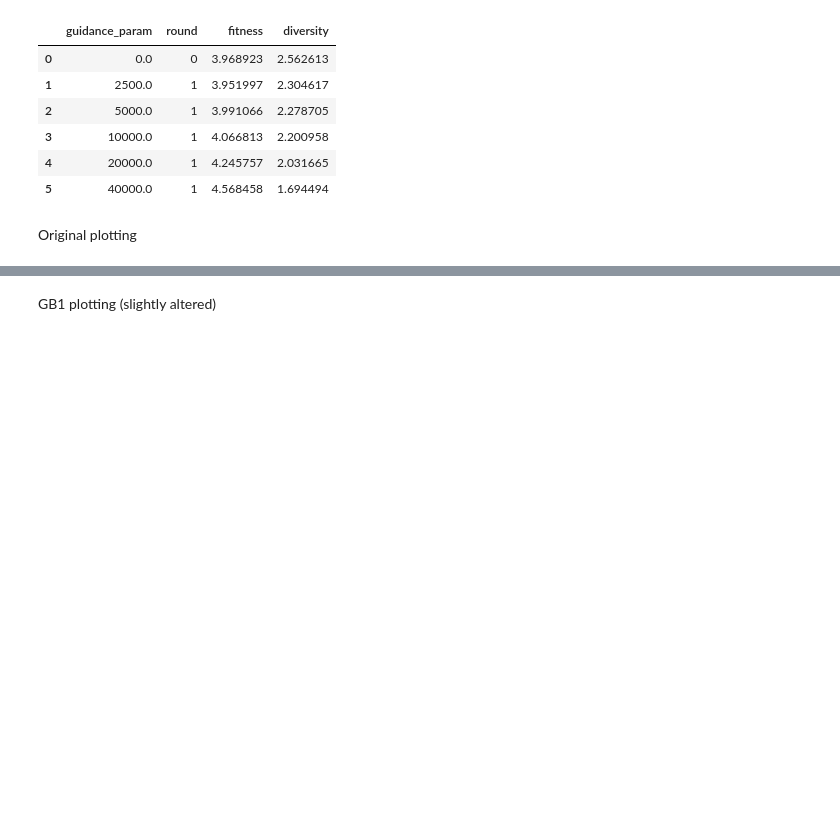
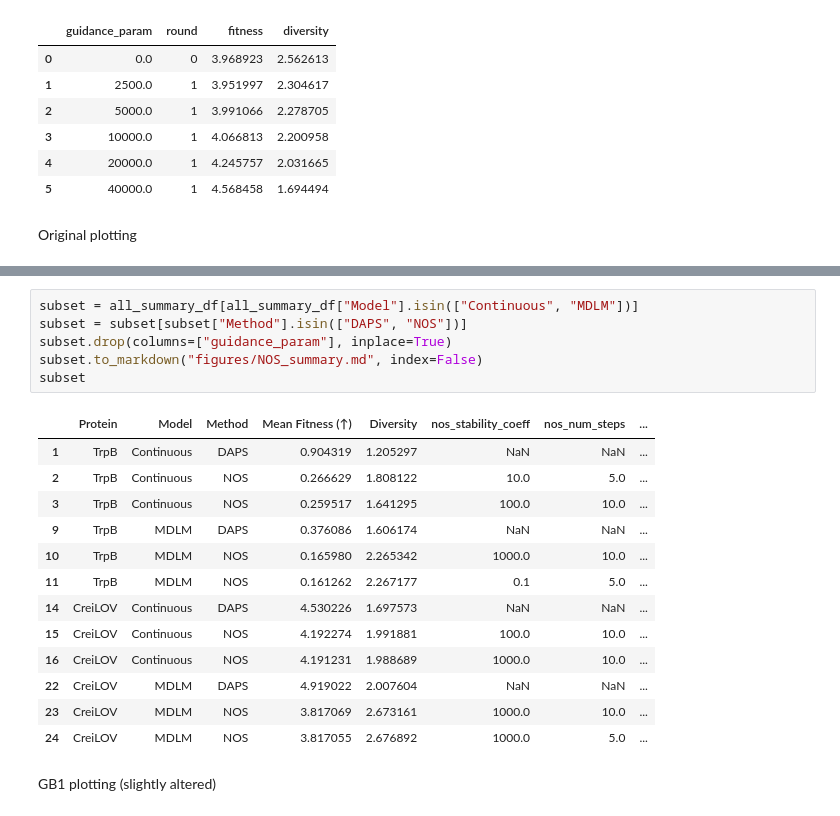
Before and after one commit to Komod0D/SGPO, a Jupyter notebook: analysis.ipynb, the cells around one changed output, grey strips where cells are left out. Cells and saved outputs as stored; diff of their text form; blank space fills up the shorter version.

```diff
--- a/analysis.ipynb
+++ b/analysis.ipynb
@@ -605,3 +723,23 @@ Loaded /disk1/jyang4/repos/guided-discrete-diffusion/exps/protein/CreiLOV/causal
+# %%
+subset = all_summary_df[all_summary_df["Model"].isin(["Continuous", "MDLM"])]
+subset = subset[subset["Method"].isin(["DAPS", "NOS"])]
+subset.drop(columns=["guidance_param"], inplace=True)
+subset.to_markdown("figures/NOS_summary.md", index=False)
+subset
+# %% [output]
+|  | Protein | Model | Method | Mean Fitness (↑) | Diversity | nos_stability_coeff | nos_num_steps | ... |
+| 1 | TrpB | Continuous | DAPS | 0.904319 | 1.205297 | NaN | NaN | ... |
+| 2 | TrpB | Continuous | NOS | 0.266629 | 1.808122 | 10.0 | 5.0 | ... |
+| 3 | TrpB | Continuous | NOS | 0.259517 | 1.641295 | 100.0 | 10.0 | ... |
+| 9 | TrpB | MDLM | DAPS | 0.376086 | 1.606174 | NaN | NaN | ... |
+| 10 | TrpB | MDLM | NOS | 0.165980 | 2.265342 | 1000.0 | 10.0 | ... |
+| 11 | TrpB | MDLM | NOS | 0.161262 | 2.267177 | 0.1 | 5.0 | ... |
+| 14 | CreiLOV | Continuous | DAPS | 4.530226 | 1.697573 | NaN | NaN | ... |
+| 15 | CreiLOV | Continuous | NOS | 4.192274 | 1.991881 | 100.0 | 10.0 | ... |
+| 16 | CreiLOV | Continuous | NOS | 4.191231 | 1.988689 | 1000.0 | 10.0 | ... |
+| 22 | CreiLOV | MDLM | DAPS | 4.919022 | 2.007604 | NaN | NaN | ... |
+| 23 | CreiLOV | MDLM | NOS | 3.817069 | 2.673161 | 1000.0 | 10.0 | ... |
+| 24 | CreiLOV | MDLM | NOS | 3.817055 | 2.676892 | 1000.0 | 5.0 | ... |
 # %% [markdown]
 GB1 plotting (slightly altered)
 # %%
```
Also changed, not shown: parts of 5 cells of this notebook, 50 other files.
